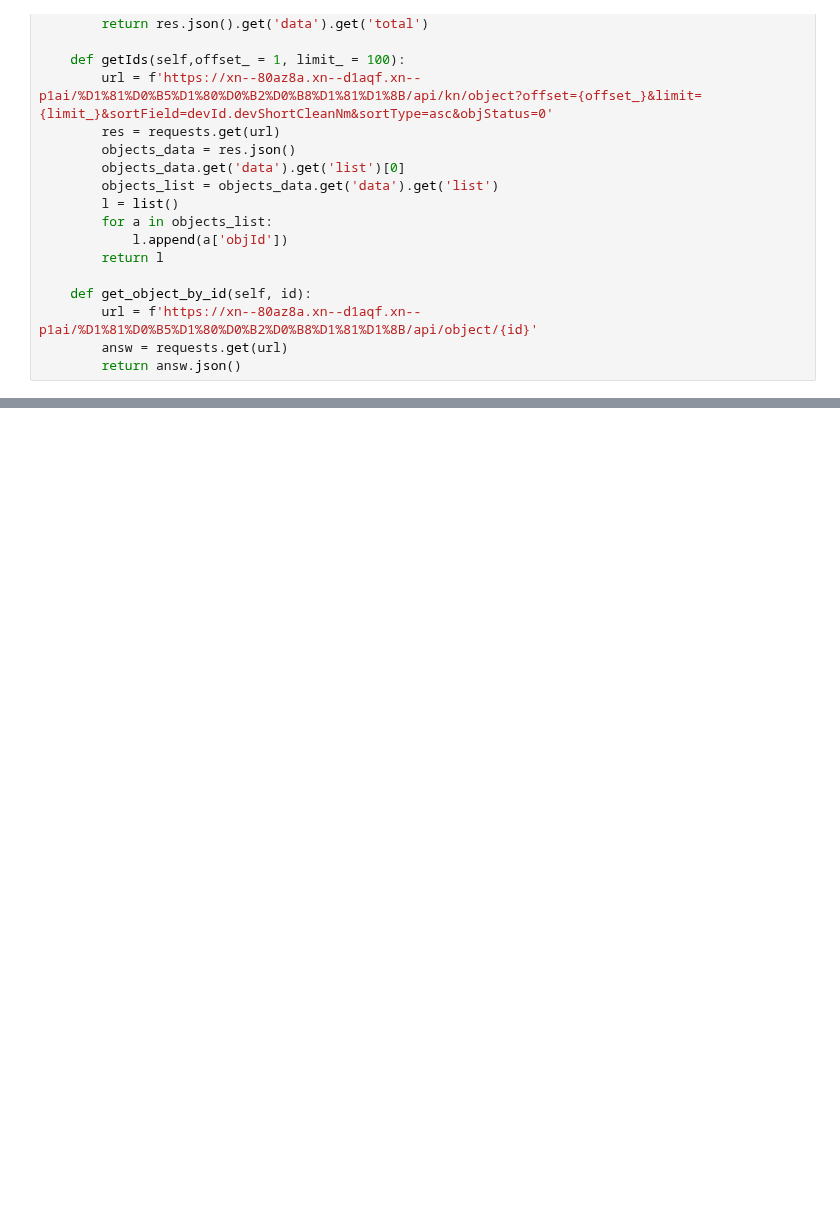
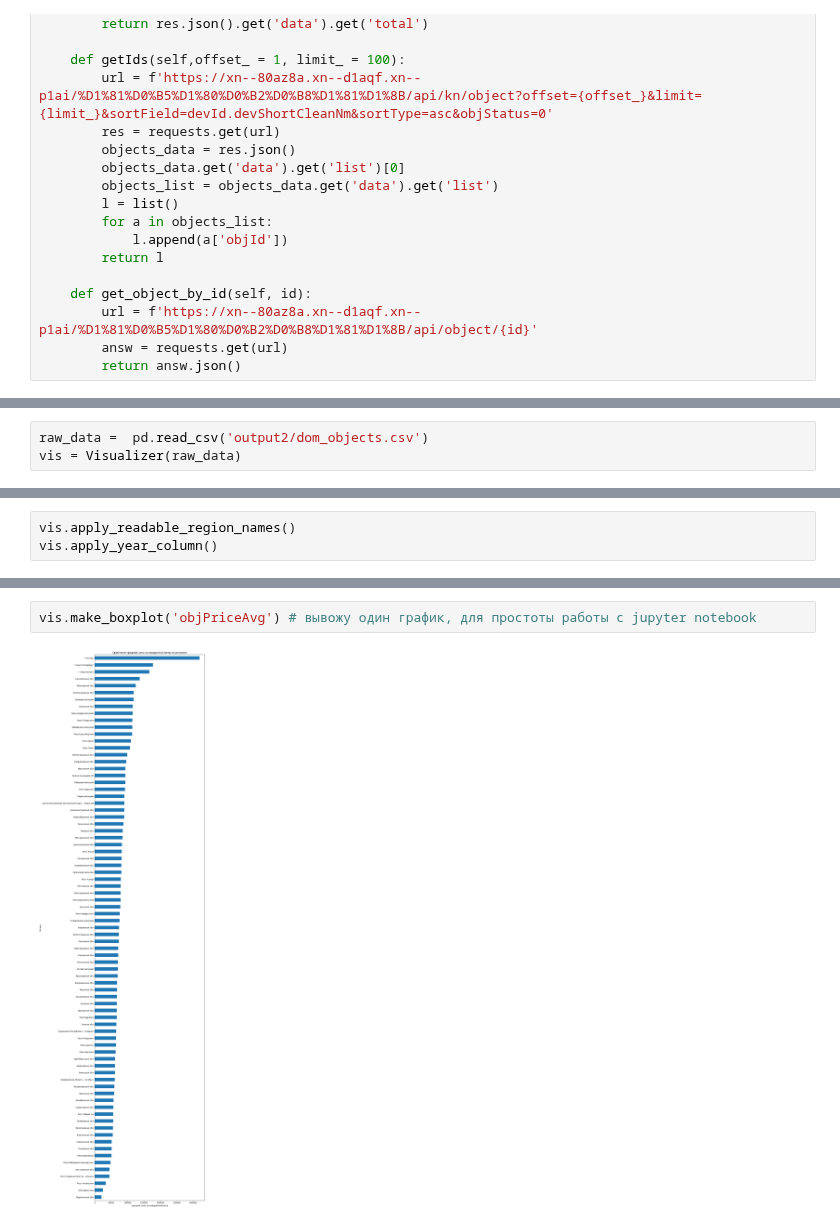
Before and after one commit to maxt/ds-practise, a Jupyter notebook: homework_03.ipynb, the cells around one changed output, grey strips where cells are left out. Drawn from its saved outputs; the diff is of its cells as text; blank space fills up the shorter version.

```diff
--- a/homework_03.ipynb
+++ b/homework_03.ipynb
@@ -125,0 +226,3 @@ dataSaver.save_sql('output_2/dom_objects')
+# %%
+raw_data =  pd.read_csv('output2/dom_objects.csv')
+vis = Visualizer(raw_data)
@@ -125,0 +231,3 @@ dataSaver.save_sql('output_2/dom_objects')
+# %%
+vis.apply_readable_region_names()
+vis.apply_year_column()
@@ -125,0 +268,4 @@ dataSaver.save_sql('output_2/dom_objects')
+# %%
+vis.make_boxplot('objPriceAvg') # вывожу один график, для простоты работы с jupyter notebook
+# %% [output]
+[figure, added]
```
Also changed, not shown: parts of 13 cells of this notebook, 2 other files.
